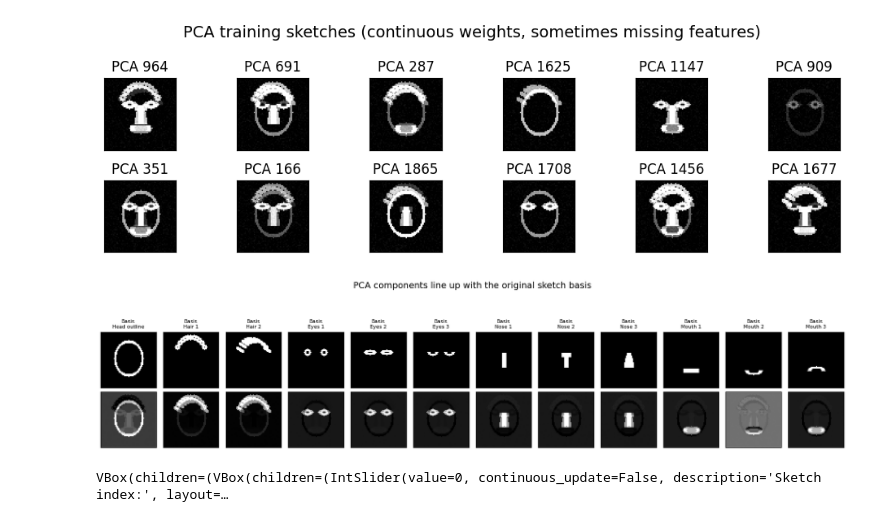
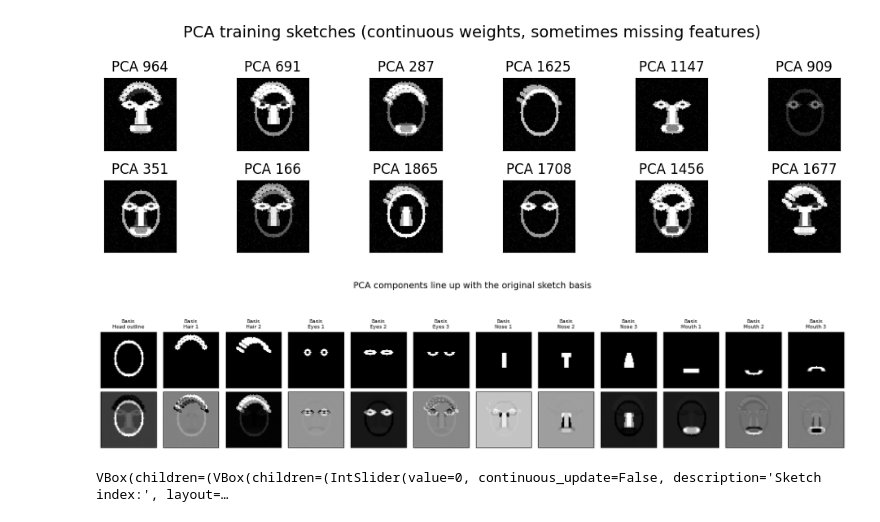
Before and after one commit to AssafR/CourseUtils, a Jupyter notebook: Notebooks/TESI_202512_PCA_on_sketches.ipynb, the cells around one changed output. Cells and saved outputs as stored; diff of their text form; code cells hidden in the pictures.

```diff
--- a/Notebooks/TESI_202512_PCA_on_sketches.ipynb
+++ b/Notebooks/TESI_202512_PCA_on_sketches.ipynb
@@ -296,6 +296,8 @@ plt.show()
 # --------------------------------------------------
 # 3. Fit PCA and compare components to the true bases
 # --------------------------------------------------
+
+from scipy.optimize import linear_sum_assignment
 
 # Center the PCA dataset before PCA
 X_pca_mean_val = X_pca.mean(axis=0, keepdims=True)
@@ -316,7 +318,7 @@ C = components  # (n_pca_components, H*W)
 # Important: do NOT subtract X_pca_mean_val from each sparse basis image here.
 # That would add a large "negative mean face" to every basis and make all matches
 # look like the population mean/head structure rather than the intended part.
-cosine_similarity = True
+cosine_similarity = False # True
 
 if cosine_similarity:
     def _row_normalize(x):
@@ -333,8 +335,14 @@ else:
     corr = C @ B.T  # (n_pca_components, n_bases)
 
 
-# For each original basis j, find the best-matching PCA component k
-perm = np.argmax(np.abs(corr), axis=0)  # length n_bases, indices of components
+# Find a one-to-one mapping from original bases to PCA components.
+# A simple argmax can reuse the same PC for several bases; Hungarian assignment
+# chooses the globally best set of distinct PC-to-basis matches.
+assignment_score = np.abs(corr)  # higher is better
+pc_idxs, basis_idxs = linear_sum_assignment(-assignment_score)
+
+perm = np.empty(n_bases, dtype=int)  # perm[j] = matched PC index for basis j
+perm[basis_idxs] = pc_idxs
 
 aligned_components = []
 for j, k in enumerate(perm):
@@ -347,34 +355,34 @@ aligned_components = np.array(aligned_components).reshape(n_bases, H, W)
 
 # Plot: first row = true bases, second row = closest PCA components
 fig, axes = plt.subplots(2, n_bases, figsize=(1.4 * n_bases, 4))
 
 for i in range(n_bases):
     # True basis
     ax_top = axes[0, i]
     ax_top.imshow(base_images[i], cmap="gray", vmin=0, vmax=1)
     ax_top.set_xticks([])
     ax_top.set_yticks([])
     ax_top.set_title(f"Basis\n{base_names[i]}", fontsize=8)
 
     # Matched PCA component (normalize per-component for visibility)
     ax_bottom = axes[1, i]
     var_ratio = pca.explained_variance_ratio_[perm[i]]
     comp = aligned_components[i]
     c_min, c_max = comp.min(), comp.max()
     if c_max > c_min:
         comp_norm = (comp - c_min) / (c_max - c_min)
     else:
         comp_norm = np.zeros_like(comp)
     ax_bottom.imshow(comp_norm, cmap="gray", vmin=0, vmax=1)
     ax_bottom.set_xticks([])
     ax_bottom.set_yticks([])
     ax_bottom.set_title(f"PC {perm[i]}\nvar {var_ratio:.2f}", fontsize=8)
 
 plt.suptitle("PCA components line up with the original sketch basis", fontsize=14)
 plt.tight_layout(rect=[0, 0, 1, 0.85])
 plt.show()
 # %% [output]
-[figure, old version]
+[figure, new version]
 # %%
 # --------------------------------------------------
 # 4. (Optional) Interactive reconstruction from a few PCs
```
Also changed, not shown: parts of 3 cells of this notebook, 1 other file.
